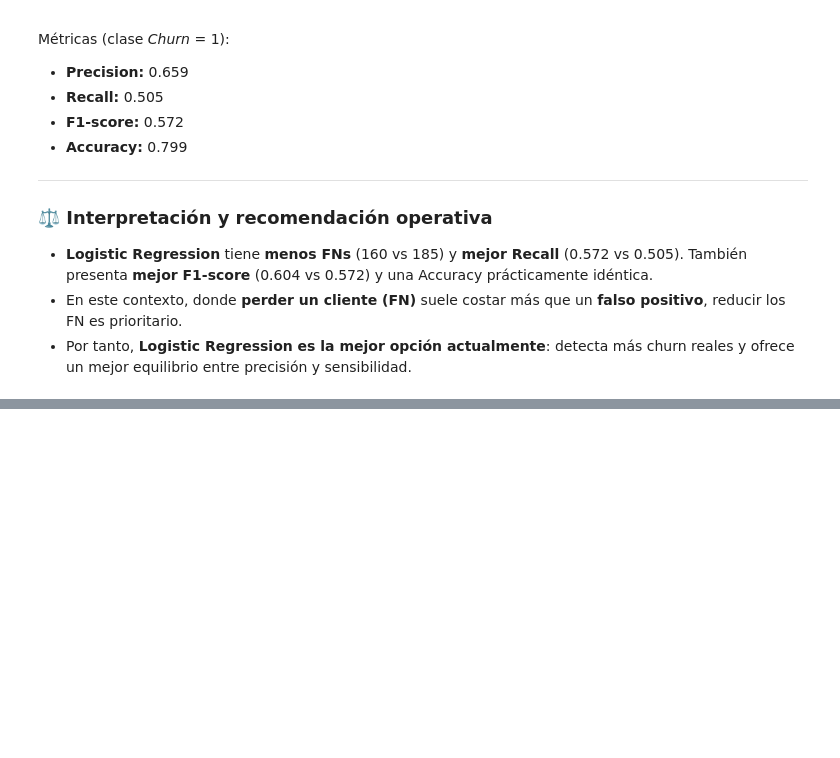
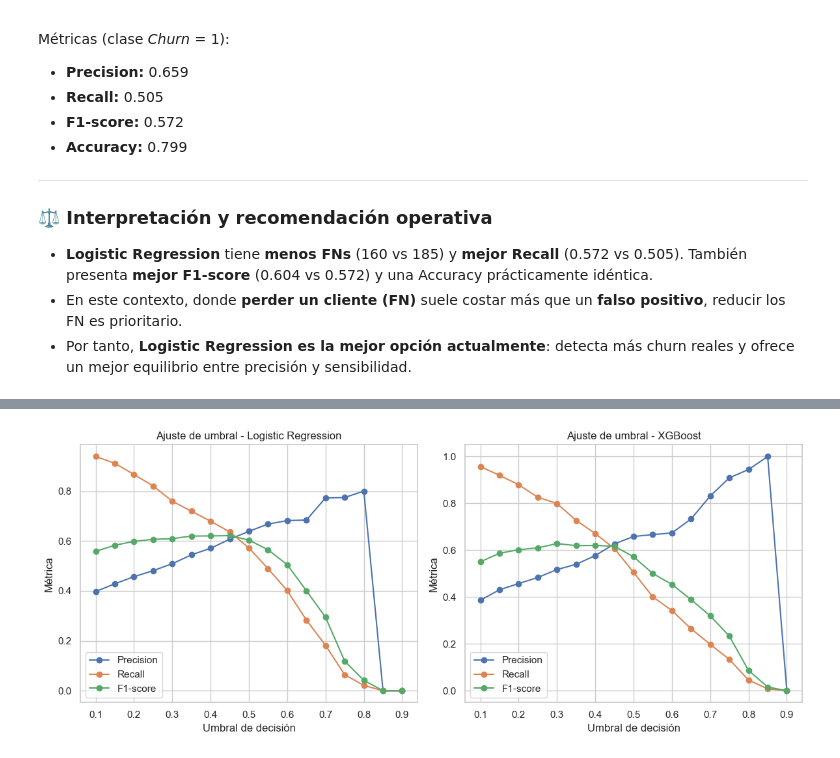
Before and after one commit to nicotimoneda/Customer-Churn-Prediction, a Jupyter notebook: notebooks/03_Model_Training.ipynb, the cells around one changed output, grey strips where cells are left out. Drawn from its saved outputs; the diff is of its cells as text; code cells hidden in the pictures; blank space fills up the shorter version.

Commit message:
implementamos threshold tunning

```diff
--- a/notebooks/03_Model_Training.ipynb
+++ b/notebooks/03_Model_Training.ipynb
@@ -329,0 +339,43 @@ Métricas (clase *Churn* = 1):
+# %%
+import numpy as np
+import matplotlib.pyplot as plt
+from sklearn.metrics import precision_score, recall_score, f1_score
+
+# Obtener probabilidades de predicción para la clase churn
+probs_log = grid_log.best_estimator_.predict_proba(X_test)[:, 1]
+probs_xgb = grid_xgb.best_estimator_.predict_proba(X_test)[:, 1]
+
+thresholds = np.arange(0.1, 0.91, 0.05)
+metrics_log = {'threshold': [], 'precision': [], 'recall': [], 'f1': []}
+metrics_xgb = {'threshold': [], 'precision': [], 'recall': [], 'f1': []}
+
+for t in thresholds:
+    # Logistic Regression
+    preds_log = (probs_log >= t).astype(int)
+    metrics_log['threshold'].append(t)
+    metrics_log['precision'].append(precision_score(y_test, preds_log))
+    metrics_log['recall'].append(recall_score(y_test, preds_log))
+    metrics_log['f1'].append(f1_score(y_test, preds_log))
+    # XGBoost
+    preds_xgb = (probs_xgb >= t).astype(int)
+    metrics_xgb['threshold'].append(t)
+    metrics_xgb['precision'].append(precision_score(y_test, preds_xgb))
+    metrics_xgb['recall'].append(recall_score(y_test, preds_xgb))
+    metrics_xgb['f1'].append(f1_score(y_test, preds_xgb))
+
+# Graficar resultados
+plt.figure(figsize=(12, 5))
+for i, (metrics, name) in enumerate(zip([metrics_log, metrics_xgb], ["Logistic Regression", "XGBoost"])):
+    plt.subplot(1, 2, i+1)
+    plt.plot(metrics['threshold'], metrics['precision'], label='Precision', marker='o')
+    plt.plot(metrics['threshold'], metrics['recall'], label='Recall', marker='o')
+    plt.plot(metrics['threshold'], metrics['f1'], label='F1-score', marker='o')
+    plt.xlabel('Umbral de decisión')
+    plt.ylabel('Métrica')
+    plt.title(f'Ajuste de umbral - {name}')
+    plt.legend()
+    plt.grid(True)
+plt.tight_layout()
+plt.show()
+# %% [output]
+[figure, added]
```
Also changed, not shown: parts of 4 cells of this notebook.
